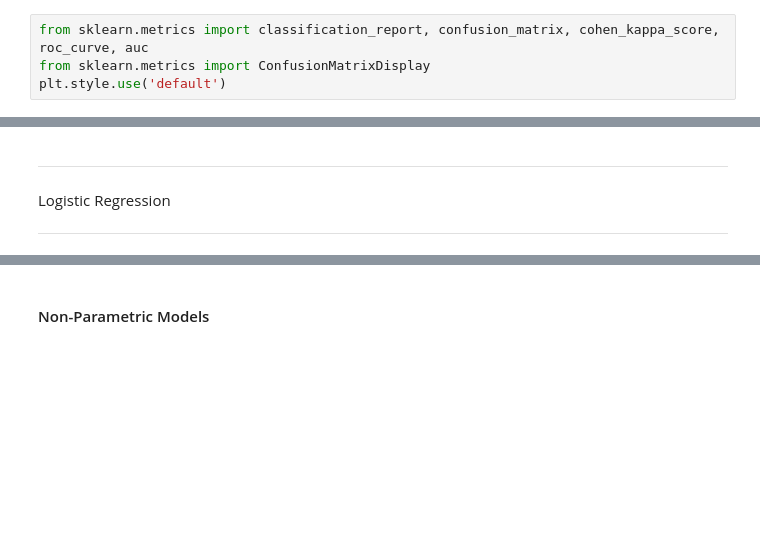
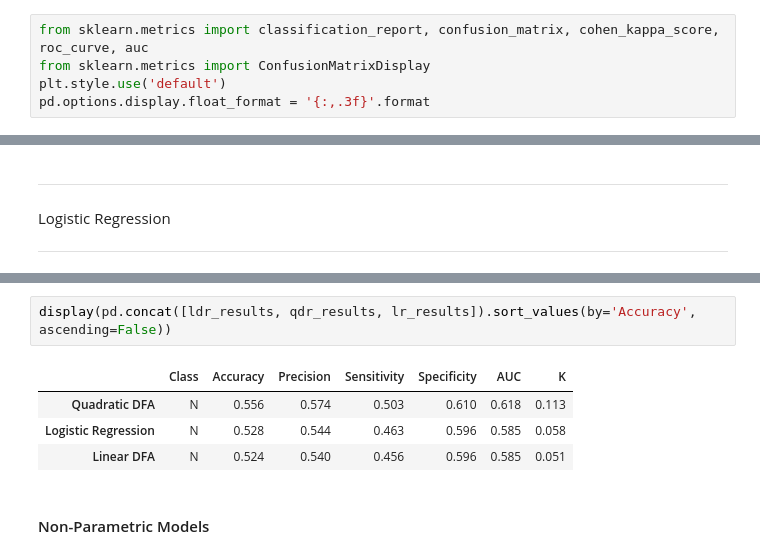
Before and after one commit to carl-schick-ds/rails, a Jupyter notebook: rails.ipynb, the cells around one changed output, grey strips where cells are left out. Drawn from its saved outputs; the diff is of its cells as text; blank space fills up the shorter version.

```diff
--- a/rails.ipynb
+++ b/rails.ipynb
@@ -245,6 +245,7 @@ Import the methods we will use for model evaluation
 from sklearn.metrics import classification_report, confusion_matrix, cohen_kappa_score, roc_curve, auc
 from sklearn.metrics import ConfusionMatrixDisplay
 plt.style.use('default')
+pd.options.display.float_format = '{:,.3f}'.format
 # %% [markdown]
 ### Scoring Overview
 We will use the same scoring metrics used in the original study.  Specifically, we will track...
@@ -529,3 +456,10 @@ K: 0.058
+# %%
+display(pd.concat([ldr_results, qdr_results, lr_results]).sort_values(by='Accuracy', ascending=False))
+# %% [output]
+|  | Class | Accuracy | Precision | Sensitivity | Specificity | AUC | K |
+| Quadratic DFA | N | 0.556 | 0.574 | 0.503 | 0.610 | 0.618 | 0.113 |
+| Logistic Regression | N | 0.528 | 0.544 | 0.463 | 0.596 | 0.585 | 0.058 |
+| Linear DFA | N | 0.524 | 0.540 | 0.456 | 0.596 | 0.585 | 0.051 |
 # %% [markdown]
 #### Non-Parametric Models
 # %%
```
Also changed, not shown: parts of 12 cells of this notebook.
